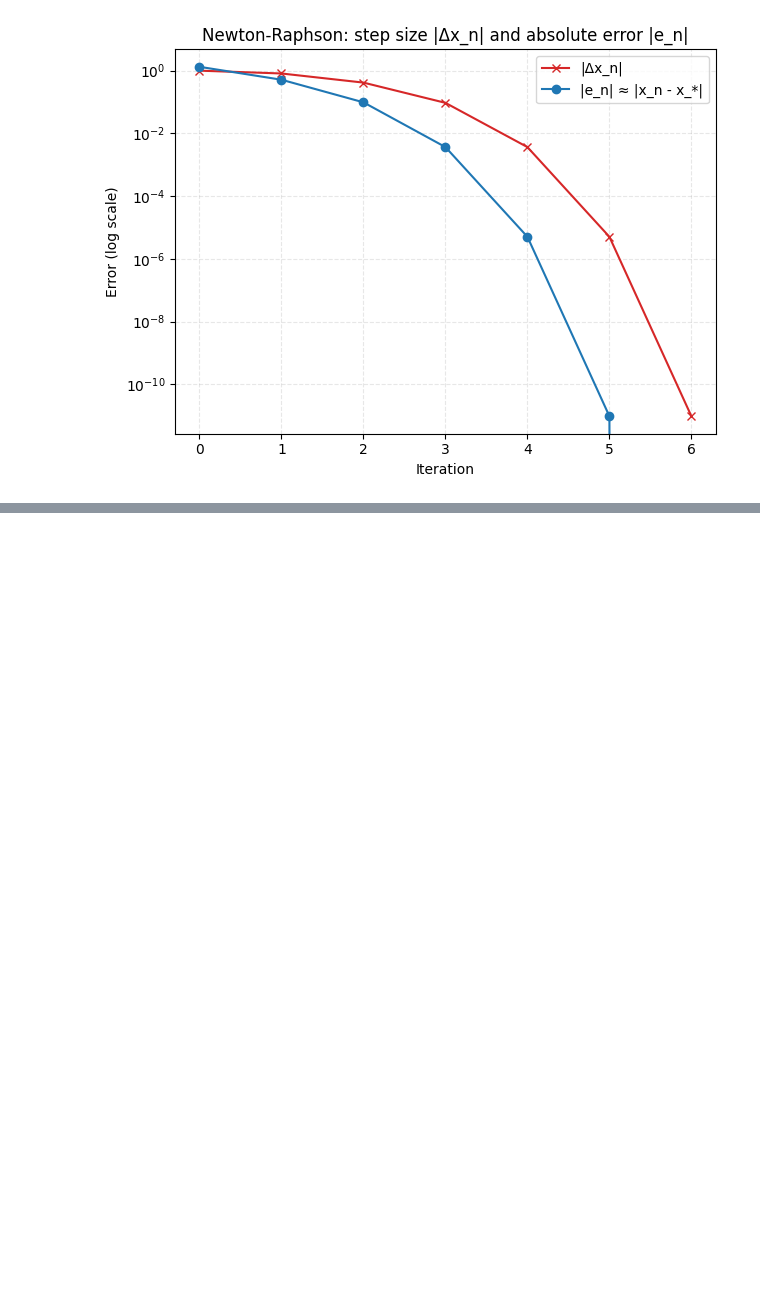
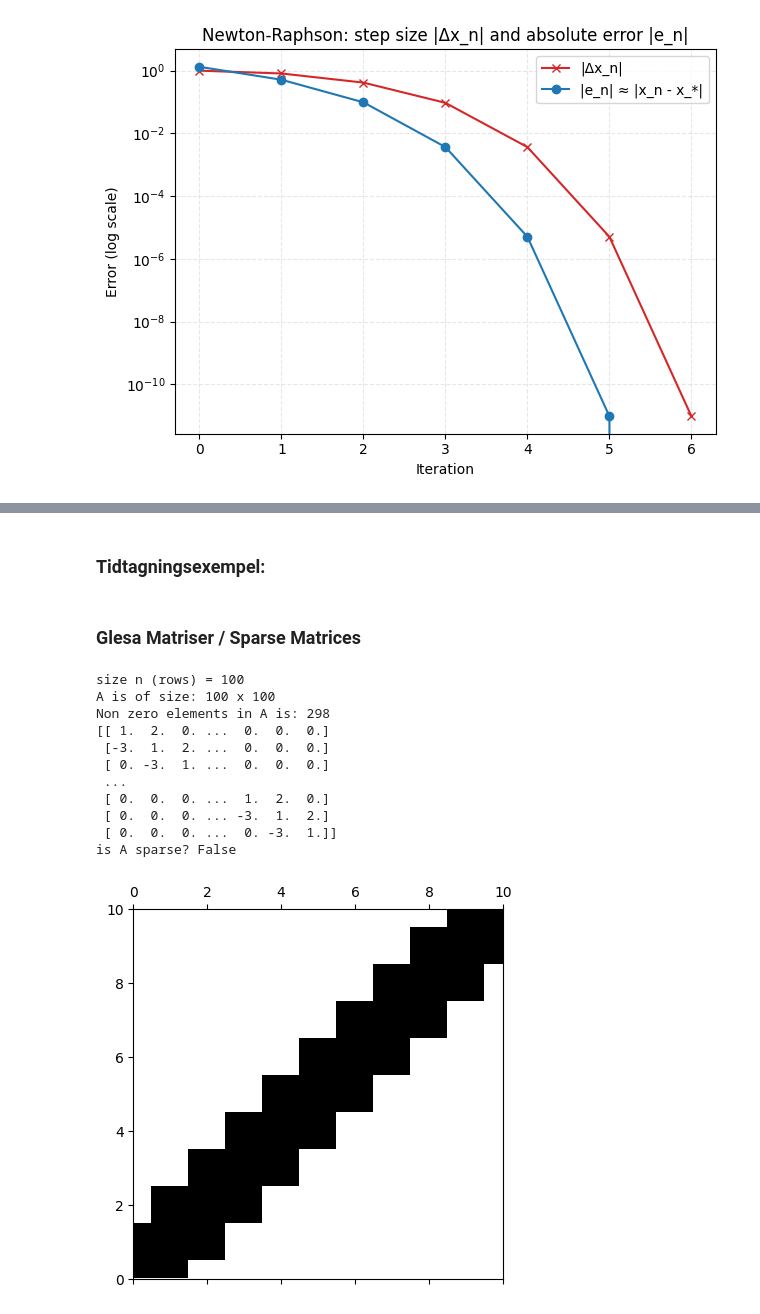
Before and after one commit to ericend/Numerical-Methods, a Jupyter notebook: Lecture_notes_examples.ipynb, the cells around one changed output, grey strips where cells are left out. Cells and saved outputs as stored; diff of their text form; code cells hidden in the pictures; blank space fills up the shorter version.

```diff
--- a/Lecture_notes_examples.ipynb
+++ b/Lecture_notes_examples.ipynb
@@ -470,0 +532,2 @@ f(x*) = 0.0
+# %% [markdown]
+### Tidtagningsexempel:
@@ -470,0 +541,34 @@ f(x*) = 0.0
+# %% [markdown]
+### Glesa Matriser / Sparse Matrices
+# %%
+import scipy.sparse
+
+
+n = 100
+A = np.eye(n) + 2 * np.diag(np.ones(n-1), 1) - 3*np.diag(np.ones(n-1), -1)
+print(f'size n (rows) = {np.size(A, 1)}')
+print(f'A is of size: {np.size(A, 0)} x {np.size(A, 1)}')
+non_zero = np.count_nonzero(A)
+print(f'Non zero elements in A is: {non_zero}')
+print(A)
+
+print(f'is A sparse? {scipy.sparse.issparse(A)}')
+plt.spy(A) # Marks all elements NOT equal to zero
+plt.xlim(0, 10)
+plt.ylim(0, 10)
+plt.show()
+
+# A = csr_matrix(A)
+# %% [output]
+size n (rows) = 100
+A is of size: 100 x 100
+Non zero elements in A is: 298
+[[ 1.  2.  0. ...  0.  0.  0.]
+ [-3.  1.  2. ...  0.  0.  0.]
+ [ 0. -3.  1. ...  0.  0.  0.]
+ ...
+ [ 0.  0.  0. ...  1.  2.  0.]
+ [ 0.  0.  0. ... -3.  1.  2.]
+ [ 0.  0.  0. ...  0. -3.  1.]]
+is A sparse? False
+[figure, added]
```
Also changed, not shown: parts of 22 cells of this notebook, 2 other files.
